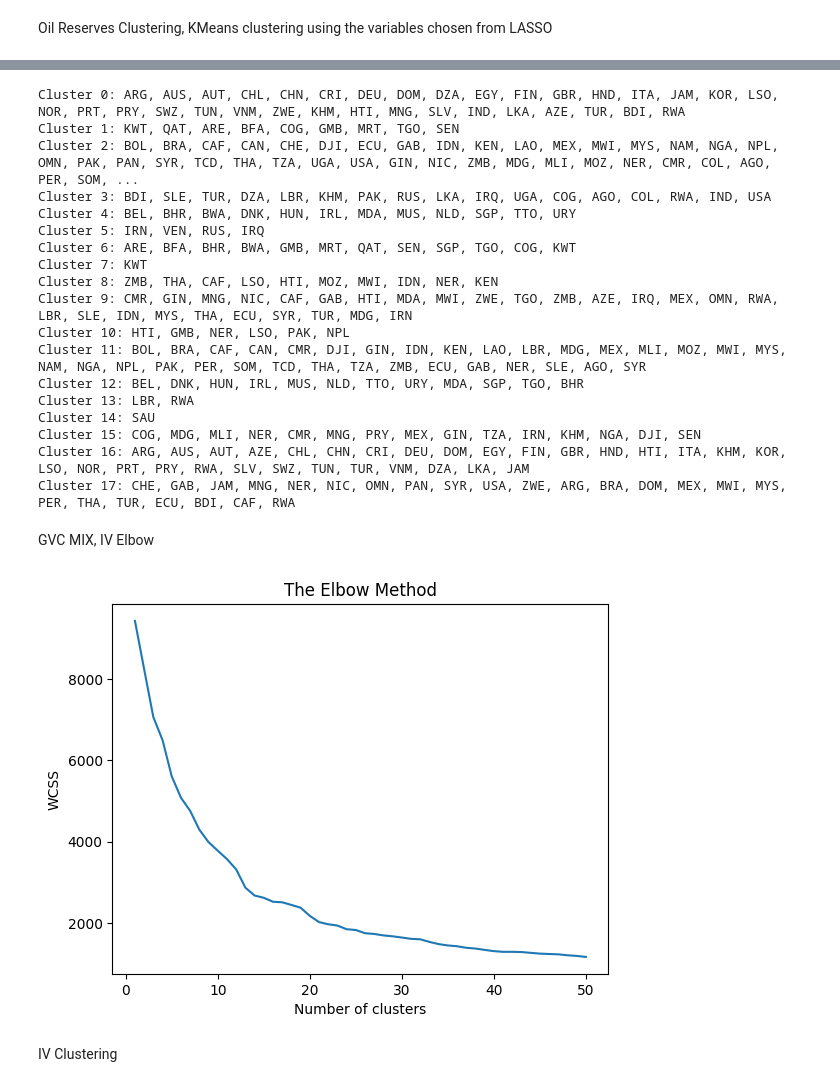
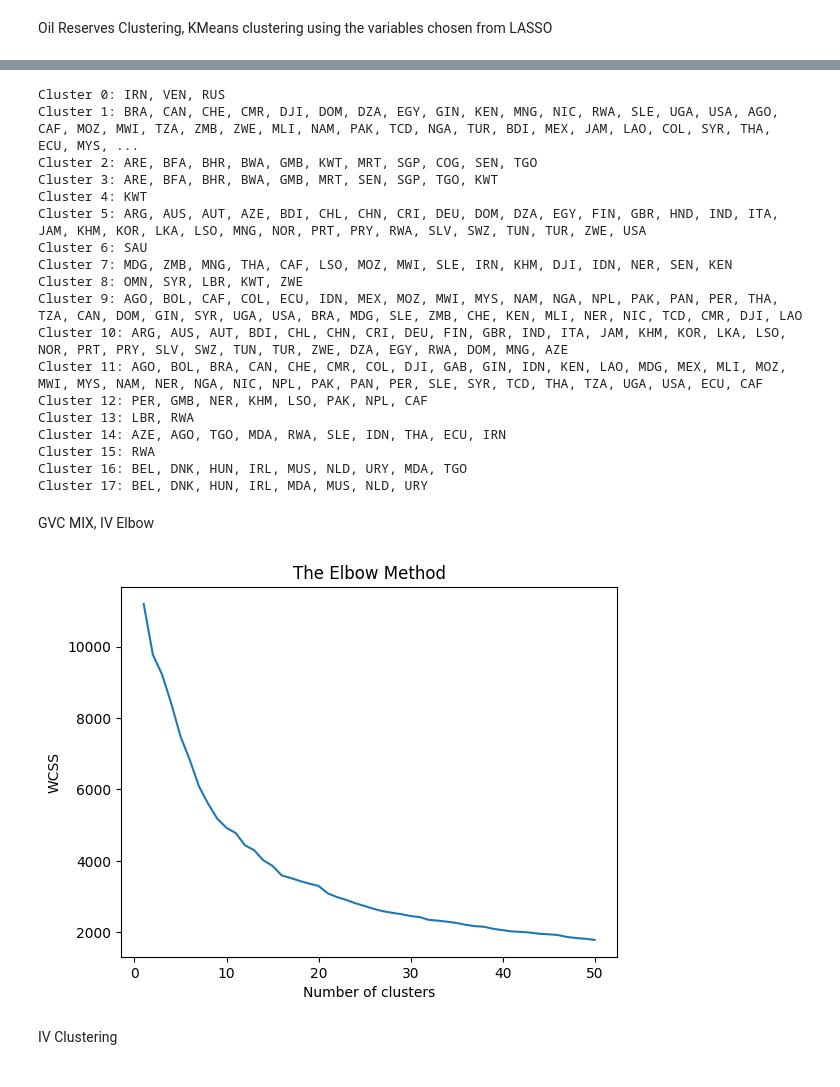
Before and after one commit to JanetYing/ECMA31350_Project, a Jupyter notebook: code/clustering/clustering_code.ipynb, the cells around one changed output, grey strips where cells are left out. Saved outputs shown, nothing was run; the diff lists cells and outputs as text; code cells hidden in the pictures.

```diff
--- a/code/clustering/clustering_code.ipynb
+++ b/code/clustering/clustering_code.ipynb
@@ -20,7 +20,7 @@ please provide us feedback at https://github.com/pandas-dev/pandas/issues/54466
 # Load the data
 data = pd.read_csv('../../data/combined_data/gvcomix_data.csv')
 # Drop rows with missing values in any of the columns used in the regression
-columns_to_check = ['onset2COWCS', 'decade', 'logpopdens_diff',
+columns_to_check = ['milexp_pergdpSIPRI', 'decade', 'logpopdens_diff',
                     'ecgrowth_demeaned', 'democracy_diff',
                     'oilreserves', 'logmountain', 'ethnic_fractionalization', 'trans_outp_p']
 # Replace infinite values with NaN
@@ -34,7 +34,7 @@ data = data.set_index(['country', 't'])
 Oil Reserves Clustering, KMeans clustering using the variables chosen from LASSO
 # %%
 
-features = data[['oilreserves', 'onset2COWCS', 'decade', 'logpopdens_diff' , 'ecgrowth_demeaned', 'democracy_diff',
+features = data[['oilreserves', 'milexp_pergdpSIPRI', 'decade', 'logpopdens_diff' , 'ecgrowth_demeaned', 'democracy_diff',
                  'logmountain', 'ethnic_fractionalization']]
 
 # Normalize the features
@@ -100,51 +100,65 @@ clustered_countries = data.groupby('Cluster').apply(lambda x: x.index.get_level_
 for cluster_id, countries in clustered_countries.items():
     print(f"Cluster {cluster_id}: {', '.join(countries)}")
 # %% [output]
-Cluster 0: ARG, AUS, AUT, CHL, CHN, CRI, DEU, DOM, DZA, EGY, FIN, GBR, HND, ITA, JAM, KOR, LSO, NOR, PRT, PRY, SWZ, TUN, VNM, ZWE, KHM, HTI, MNG, SLV, IND, LKA, AZE, TUR, BDI, RWA
-Cluster 1: KWT, QAT, ARE, BFA, COG, GMB, MRT, TGO, SEN
-Cluster 2: BOL, BRA, CAF, CAN, CHE, DJI, ECU, GAB, IDN, KEN, LAO, MEX, MWI, MYS, NAM, NGA, NPL, OMN, PAK, PAN, SYR, TCD, THA, TZA, UGA, USA, GIN, NIC, ZMB, MDG, MLI, MOZ, NER, CMR, COL, AGO, PER, SOM, ...
-Cluster 3: BDI, SLE, TUR, DZA, LBR, KHM, PAK, RUS, LKA, IRQ, UGA, COG, AGO, COL, RWA, IND, USA
-Cluster 4: BEL, BHR, BWA, DNK, HUN, IRL, MDA, MUS, NLD, SGP, TTO, URY
-Cluster 5: IRN, VEN, RUS, IRQ
-Cluster 6: ARE, BFA, BHR, BWA, GMB, MRT, QAT, SEN, SGP, TGO, COG, KWT
-Cluster 7: KWT
-Cluster 8: ZMB, THA, CAF, LSO, HTI, MOZ, MWI, IDN, NER, KEN
-Cluster 9: CMR, GIN, MNG, NIC, CAF, GAB, HTI, MDA, MWI, ZWE, TGO, ZMB, AZE, IRQ, MEX, OMN, RWA, LBR, SLE, IDN, MYS, THA, ECU, SYR, TUR, MDG, IRN
-Cluster 10: HTI, GMB, NER, LSO, PAK, NPL
-Cluster 11: BOL, BRA, CAF, CAN, CMR, DJI, GIN, IDN, KEN, LAO, LBR, MDG, MEX, MLI, MOZ, MWI, MYS, NAM, NGA, NPL, PAK, PER, SOM, TCD, THA, TZA, ZMB, ECU, GAB, NER, SLE, AGO, SYR
-Cluster 12: BEL, DNK, HUN, IRL, MUS, NLD, TTO, URY, MDA, SGP, TGO, BHR
+Cluster 0: IRN, VEN, RUS
+Cluster 1: BRA, CAN, CHE, CMR, DJI, DOM, DZA, EGY, GIN, KEN, MNG, NIC, RWA, SLE, UGA, USA, AGO, CAF, MOZ, MWI, TZA, ZMB, ZWE, MLI, NAM, PAK, TCD, NGA, TUR, BDI, MEX, JAM, LAO, COL, SYR, THA, ECU, MYS, ...
+Cluster 2: ARE, BFA, BHR, BWA, GMB, KWT, MRT, SGP, COG, SEN, TGO
+Cluster 3: ARE, BFA, BHR, BWA, GMB, MRT, SEN, SGP, TGO, KWT
+Cluster 4: KWT
+Cluster 5: ARG, AUS, AUT, AZE, BDI, CHL, CHN, CRI, DEU, DOM, DZA, EGY, FIN, GBR, HND, IND, ITA, JAM, KHM, KOR, LKA, LSO, MNG, NOR, PRT, PRY, RWA, SLV, SWZ, TUN, TUR, ZWE, USA
+Cluster 6: SAU
+Cluster 7: MDG, ZMB, MNG, THA, CAF, LSO, MOZ, MWI, SLE, IRN, KHM, DJI, IDN, NER, SEN, KEN
+Cluster 8: OMN, SYR, LBR, KWT, ZWE
+Cluster 9: AGO, BOL, CAF, COL, ECU, IDN, MEX, MOZ, MWI, MYS, NAM, NGA, NPL, PAK, PAN, PER, THA, TZA, CAN, DOM, GIN, SYR, UGA, USA, BRA, MDG, SLE, ZMB, CHE, KEN, MLI, NER, NIC, TCD, CMR, DJI, LAO
+Cluster 10: ARG, AUS, AUT, BDI, CHL, CHN, CRI, DEU, FIN, GBR, IND, ITA, JAM, KHM, KOR, LKA, LSO, NOR, PRT, PRY, SLV, SWZ, TUN, TUR, ZWE, DZA, EGY, RWA, DOM, MNG, AZE
+Cluster 11: AGO, BOL, BRA, CAN, CHE, CMR, COL, DJI, GAB, GIN, IDN, KEN, LAO, MDG, MEX, MLI, MOZ, MWI, MYS, NAM, NER, NGA, NIC, NPL, PAK, PAN, PER, SLE, SYR, TCD, THA, TZA, UGA, USA, ECU, CAF
+Cluster 12: PER, GMB, NER, KHM, LSO, PAK, NPL, CAF
 Cluster 13: LBR, RWA
-Cluster 14: SAU
-Cluster 15: COG, MDG, MLI, NER, CMR, MNG, PRY, MEX, GIN, TZA, IRN, KHM, NGA, DJI, SEN
-Cluster 16: ARG, AUS, AUT, AZE, CHL, CHN, CRI, DEU, DOM, EGY, FIN, GBR, HND, HTI, ITA, KHM, KOR, LSO, NOR, PRT, PRY, RWA, SLV, SWZ, TUN, TUR, VNM, DZA, LKA, JAM
-Cluster 17: CHE, GAB, JAM, MNG, NER, NIC, OMN, PAN, SYR, USA, ZWE, ARG, BRA, DOM, MEX, MWI, MYS, PER, THA, TUR, ECU, BDI, CAF, RWA
+Cluster 14: AZE, AGO, TGO, MDA, RWA, SLE, IDN, THA, ECU, IRN
+Cluster 15: RWA
+Cluster 16: BEL, DNK, HUN, IRL, MUS, NLD, URY, MDA, TGO
+Cluster 17: BEL, DNK, HUN, IRL, MDA, MUS, NLD, URY
 # %% [markdown]
 GVC MIX, IV Elbow
+# %%
+# Load the data
+data = pd.read_csv('../../data/combined_data/gvcomix_data.csv')
+# Drop rows with missing values in any of the columns used in the regression
+columns_to_check = ['milexp_pergdpSIPRI', 'decade', 'logpopdens_diff',
+                    'ecgrowth_demeaned', 'democracy_diff',
+                    'logmountain', 'ethnic_fractionalization', 'trans_outp_p']
+# Replace infinite values with NaN
+data[columns_to_check] = data[columns_to_check].replace([np.inf, -np.inf], np.nan)
+
+# Drop rows with NaN in these columns
+data = data.dropna(subset=columns_to_check)
+
+data = data.set_index(['country', 't'])
 # %%
 
 # relevant variables
-features = data[['s6', 'onset2COWCS', 'decade', 'logpopdens_diff' , 'ecgrowth_demeaned', 'democracy_diff',
+features = data[['s6', 'milexp_pergdpSIPRI', 'decade', 'logpopdens_diff' , 'ecgrowth_demeaned', 'democracy_diff',
                  'logmountain', 'ethnic_fractionalization']]
 
 # Normalize the features
 scaler = StandardScaler()
 features_scaled = scaler.fit_transform(features)
 
 # Calculating WCSS for a range of number of clusters
 wcss = []
 for i in range(1, 51):  # Testing 1 to 10 clusters
     kmeans = KMeans(n_clusters=i, init='k-means++', random_state=42)
     kmeans.fit(features_scaled)
     wcss.append(kmeans.inertia_)
 
 # Plotting the results to observe 'The Elbow'
 plt.plot(range(1, 51), wcss)
 plt.title('The Elbow Method')
 plt.xlabel('Number of clusters')
 plt.ylabel('WCSS')
 plt.show()
 # %% [output]
-[figure, old version]
+[figure, new version]
 # %% [markdown]
 IV Clustering
 # %%
```
Also changed, not shown: parts of 19 cells of this notebook, 3 other files.
